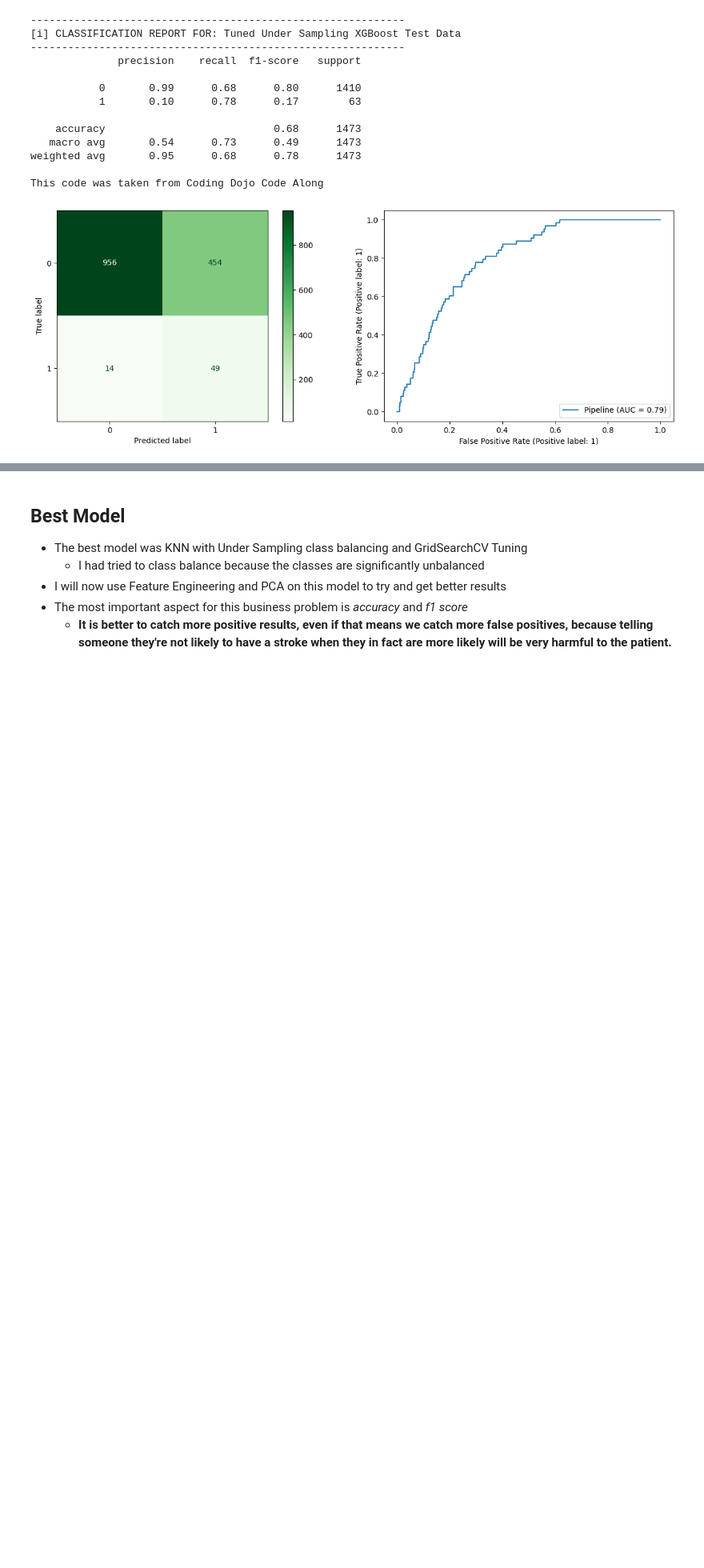
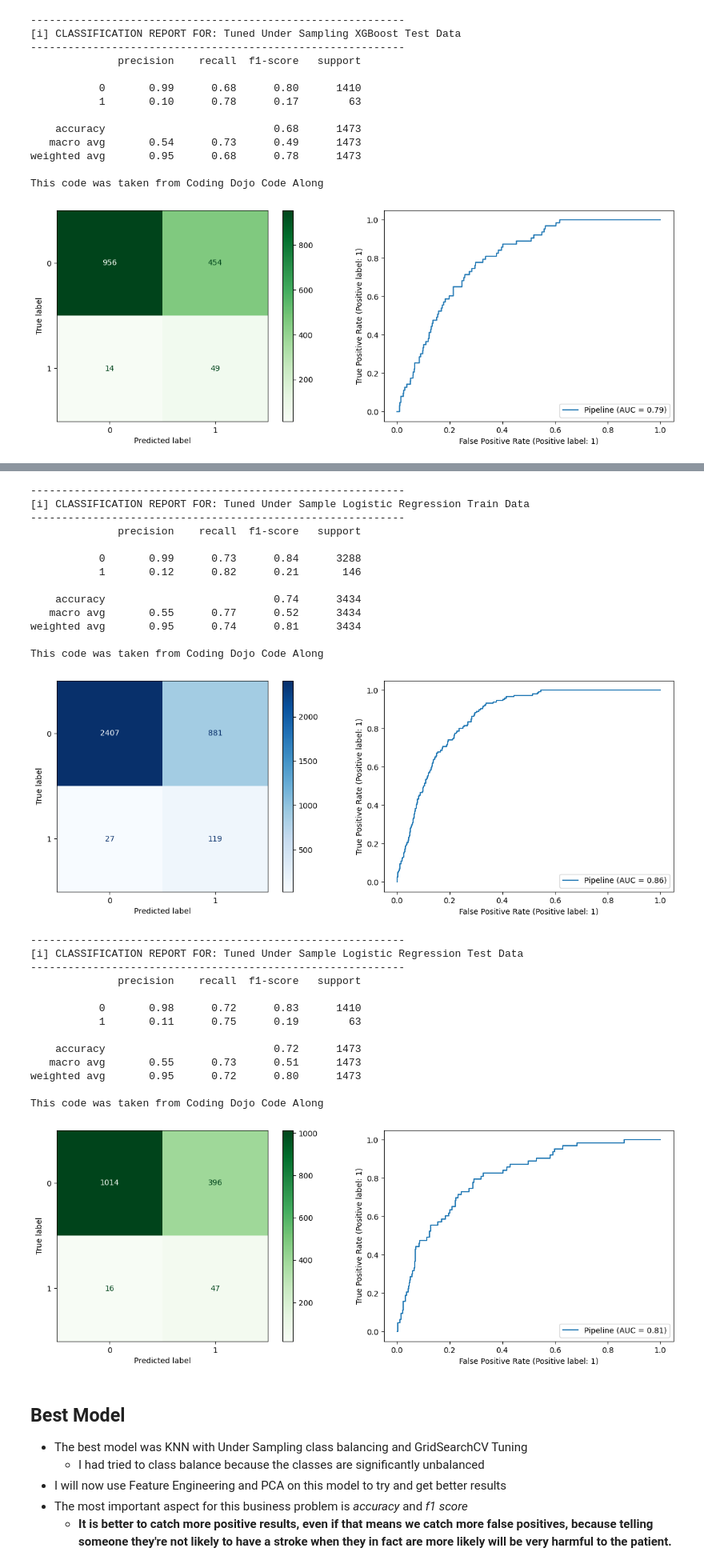
Before and after one commit to jonnunez92/Stroke-Prediction, a Jupyter notebook: Healthcare_Stroke_Prediction_Jonathan_Nunez.ipynb, the cells around one changed output, grey strips where cells are left out. Shown at 80% size. Saved outputs shown, nothing was run; the diff lists cells and outputs as text; code cells hidden in the pictures; blank space fills up the shorter version.

```diff
--- a/Healthcare_Stroke_Prediction_Jonathan_Nunez.ipynb
+++ b/Healthcare_Stroke_Prediction_Jonathan_Nunez.ipynb
@@ -1442,0 +1638,8 @@ This code was taken from Coding Dojo Code Along
+# %%
+under_lr_pipe_gs = GridSearchCV(under_lr_pipe, lr_params, scoring='f1')
+
+under_lr_pipe_gs.fit(X_train, y_train)
+print('Best Under Sample Logistic Regression Parameters:')
+print(under_lr_pipe_gs.best_params_)
+best_under_lr_pipe = under_lr_pipe_gs.best_estimator_
+print(f'Accuracy of best Under Sample Logistic Regression model is: {best_lr_pipe.score(X_test, y_test)}')
@@ -1442,0 +1650,5 @@ This code was taken from Coding Dojo Code Along
+# %%
+tuned_under_lr = LogisticRegression(C=10, penalty='l2', solver='liblinear', tol=0.001, random_state=42)
+
+tuned_under_lr_pipe = make_sampler_pipeline(preprocessor, under_sampler, tuned_under_lr)
+tuned_under_lr_pipe.fit(X_train, y_train)
@@ -1443,3 +1668,39 @@ This code was taken from Coding Dojo Code Along
+# %%
+probability_report_matrix(tuned_under_lr_pipe, X_train, y_train, label='Tuned Under Sample Logistic Regression Train Data',
+                             figsize=(15,5), normalize=None,
+                             cmap='Blues', thresh=.5)
+probability_report_matrix(tuned_under_lr_pipe, X_test, y_test, label='Tuned Under Sample Logistic Regression Test Data',
+                             figsize=(15,5), normalize=None,
+                             cmap='Greens', thresh=.5)
+# %% [output]
+------------------------------------------------------------
+[i] CLASSIFICATION REPORT FOR: Tuned Under Sample Logistic Regression Train Data
+------------------------------------------------------------
+              precision    recall  f1-score   support
+
+           0       0.99      0.73      0.84      3288
+           1       0.12      0.82      0.21       146
+
+    accuracy                           0.74      3434
+   macro avg       0.55      0.77      0.52      3434
+weighted avg       0.95      0.74      0.81      3434
+
+This code was taken from Coding Dojo Code Along
+[figure, added]
+------------------------------------------------------------
+[i] CLASSIFICATION REPORT FOR: Tuned Under Sample Logistic Regression Test Data
+------------------------------------------------------------
+              precision    recall  f1-score   support
+
+           0       0.98      0.72      0.83      1410
+           1       0.11      0.75      0.19        63
+
+    accuracy                           0.72      1473
+   macro avg       0.55      0.73      0.51      1473
+weighted avg       0.95      0.72      0.80      1473
+
+This code was taken from Coding Dojo Code Along
+[figure, added]
 # %% [markdown]
 ## Best Model
 
```
Also changed, not shown: parts of 43 cells of this notebook.
